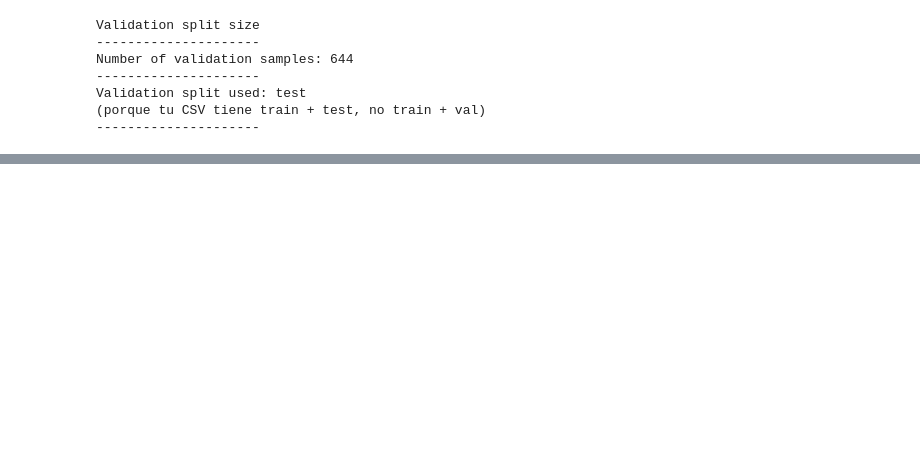
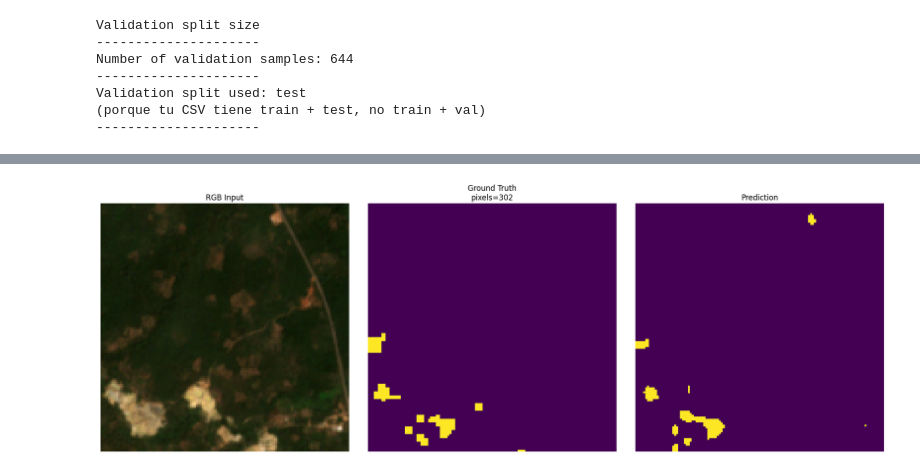
Before and after one commit to ValentinoAlvarado/Minery, a Jupyter notebook: main.ipynb, the cells around one changed output, grey strips where cells are left out. Cells and saved outputs as stored; diff of their text form; code cells hidden in the pictures; blank space fills up the shorter version.

```diff
--- a/main.ipynb
+++ b/main.ipynb
@@ -1541,0 +998,17 @@ SemanticSegmentationTask(
+# %%
+import optuna
+
+study = optuna.load_study(
+    study_name="smallmines_hpo",
+    storage="sqlite:///optuna_mines.db"
+)
+
+print("===================================")
+print("BEST TRIAL RECOVERED")
+print("===================================")
+print(study.best_trial.params)
+
+print("===================================")
+print("BEST VALUE")
+print("===================================")
+print(study.best_value)
@@ -1795,0 +1304,80 @@ print("===================================")
+# %%
+import matplotlib.pyplot as plt
+import torch
+import numpy as np
+
+print("===================================")
+print("SEARCHING SAMPLES WITH REAL MINING")
+print("===================================")
+
+data_module.setup(stage="test")
+test_loader = data_module.test_dataloader()
+
+model.eval()
+
+found = 0
+max_samples = 5  # número de ejemplos buenos a mostrar
+
+for batch in test_loader:
+
+    images = batch["image"]
+    masks = batch["mask"]
+
+    with torch.no_grad():
+        logits = model(images.to(model.device))
+        preds = torch.argmax(
+            logits.output,
+            dim=1
+        ).cpu()
+
+    batch_size = images.shape[0]
+
+    for i in range(batch_size):
+
+        gt = masks[i].squeeze().cpu().numpy()
+
+        # contar píxeles positivos
+        positive_pixels = (gt == 1).sum()
+
+        # ignorar muestras casi vacías
+        if positive_pixels < 300:
+            continue
+
+        pred = preds[i].numpy()
+
+        # RGB usando primer timestamp
+        rgb = images[i, [2, 1, 0], 0].cpu()
+        rgb = rgb.permute(1, 2, 0).numpy()
+        rgb = (rgb - rgb.min()) / (rgb.max() - rgb.min() + 1e-8)
+
+        fig, axes = plt.subplots(1, 3, figsize=(18, 6))
+
+        axes[0].imshow(rgb)
+        axes[0].set_title("RGB Input")
+        axes[0].axis("off")
+
+        axes[1].imshow(gt)
+        axes[1].set_title(
+            f"Ground Truth\npixels={positive_pixels}"
+        )
+        axes[1].axis("off")
+
+        axes[2].imshow(pred)
+        axes[2].set_title("Prediction")
+        axes[2].axis("off")
+
+        plt.tight_layout()
+        plt.show()
+
+        found += 1
+
+        if found >= max_samples:
+            break
+
+    if found >= max_samples:
+        break
+
+print("===================================")
+print(f"FOUND {found} GOOD SAMPLES")
+print("===================================")
+# %% [output]
@@ -1795,0 +1387 @@ print("===================================")
+[figure, added]
```
Also changed, not shown: parts of 32 cells of this notebook.
